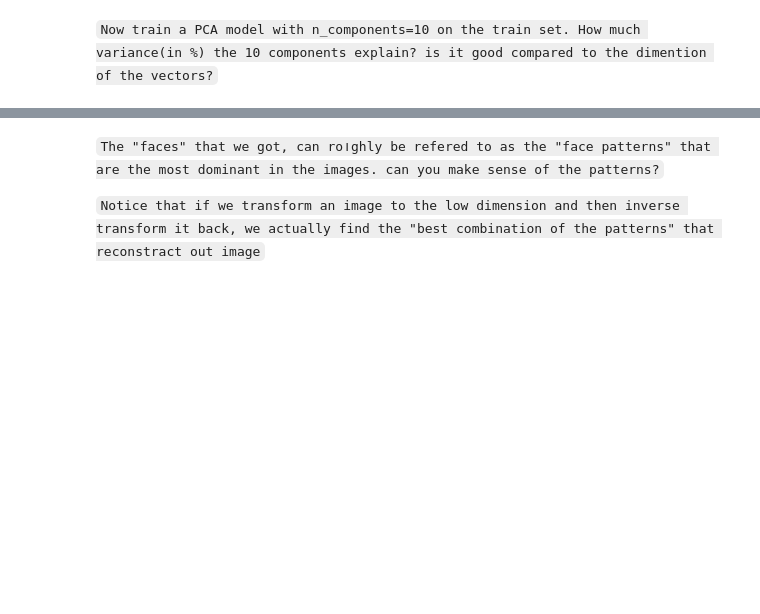
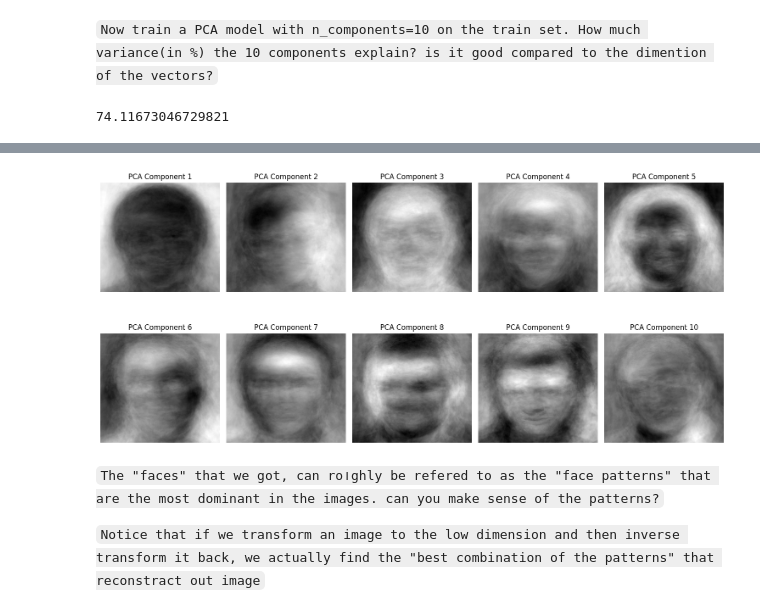
Before and after one commit to Avraham2489/DS_trainnig, a Jupyter notebook: intro/unsupervised/exercise/__clustering_exercise.ipynb, the cells around one changed output, grey strips where cells are left out. Saved outputs shown, nothing was run; the diff lists cells and outputs as text; code cells hidden in the pictures; blank space fills up the shorter version.

````diff
--- a/intro/unsupervised/exercise/__clustering_exercise.ipynb
+++ b/intro/unsupervised/exercise/__clustering_exercise.ipynb
@@ -267,10 +287,40 @@ from sklearn.model_selection import train_test_split
+# %%
+flattened_imgs = np.array([img.flatten() for img in resized_imgs])
+
+X_train, X_test, Y_train, Y_test = train_test_split(flattened_imgs, labels, test_size=0.3, random_state=42)
 # %% [markdown]
 ```Now train a PCA model with n_components=10 on the train set. How much variance(in %) the 10 components explain? is it good compared to the dimention of the vectors?```
+# %%
+pca = PCA(n_components=20)
+X_train_pca = pca.fit_transform(X_train)
+X_test_pca = pca.transform(X_test)
+print(np.sum(pca.explained_variance_ratio_) * 100)
+# %% [output]
+74.11673046729821
 # %% [markdown]
 ```Take the 10 component vectors of the model, reshape them to the image shape, and plot all of them:```
 
 It looks something like that:
 ![image.png](attachment:image.png)
+# %%
+components = pca.components_
+original_shape = resized_imgs[0].shape
+
+plt.figure(figsize=(15, 8))
+
+for i in range(10):
+    component_img = components[i].reshape(original_shape)
+
+    plt.subplot(2, 5, i + 1)
+    # נרמול הערכים לטווח [1,0-] לתצוגה טובה יותר
+    plt.imshow(component_img, cmap='gray')
+    plt.title(f'PCA Component {i+1}')
+    plt.axis('off')
+
+plt.tight_layout()
+plt.show()
+# %% [output]
+[figure, added]
 # %% [markdown]
 ```The "faces" that we got, can roוghly be refered to as the "face patterns" that are the most dominant in the images. can you make sense of the patterns?```
 
````
Also changed, not shown: parts of 19 cells of this notebook.
